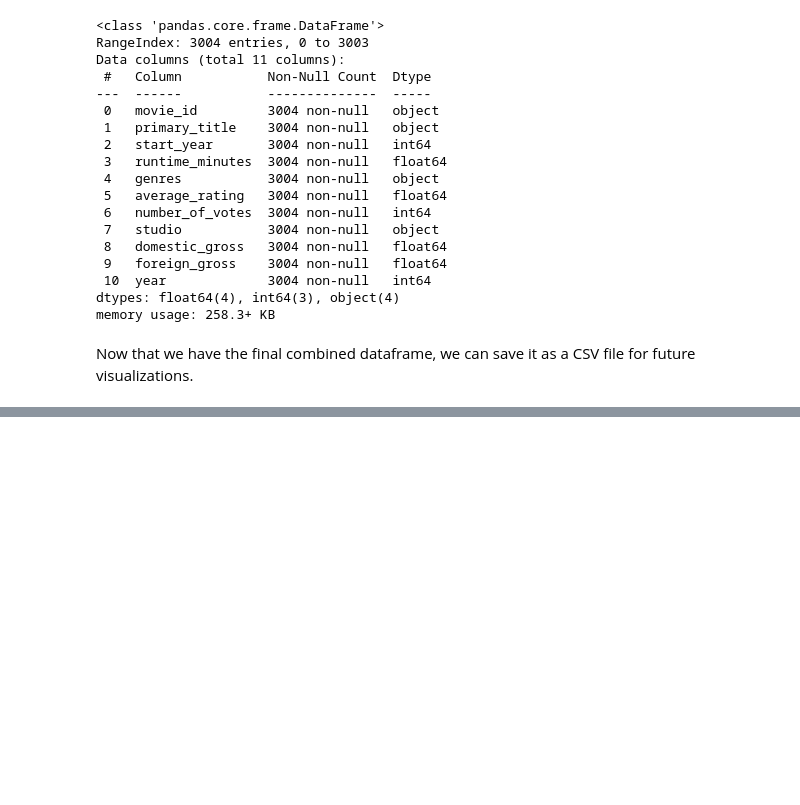
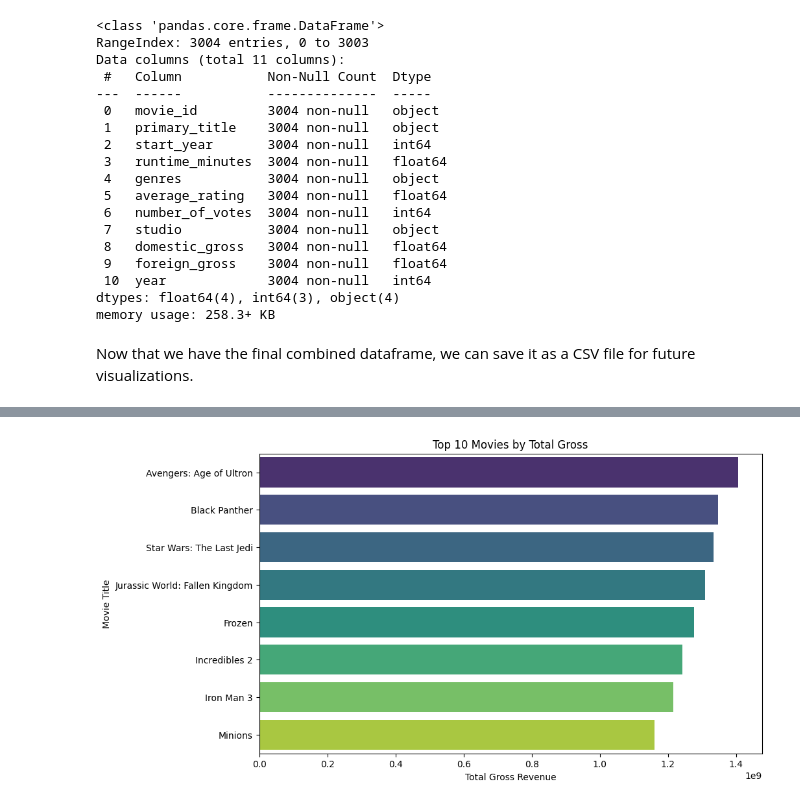
Before and after one commit to Patricknmaina/dsc-phase-2-project, a Jupyter notebook: patrick.ipynb, the cells around one changed output, grey strips where cells are left out. Cells and saved outputs as stored; diff of their text form; code cells hidden in the pictures; blank space fills up the shorter version.

```diff
--- a/patrick.ipynb
+++ b/patrick.ipynb
@@ -707,0 +754,16 @@ final_df.to_csv('data/final_movie_data.csv', index=False)
+# %%
+# plot for top 10 movies by total gross (domestic + foreign)
+plt.figure(figsize=(10, 6))
+
+# calculate total gross
+final_df['total_gross'] = final_df['domestic_gross'] + final_df['foreign_gross']
+top_movies = final_df.sort_values(by='total_gross', ascending=False).head(10)
+
+# plot the top 10 movies
+sns.barplot(data=top_movies, x='total_gross', y='primary_title', palette='viridis', hue='primary_title')
+plt.title('Top 10 Movies by Total Gross')
+plt.xlabel('Total Gross Revenue')
+plt.ylabel('Movie Title')
+plt.show();
+# %% [output]
+[figure, added]
```
Also changed, not shown: parts of 10 cells of this notebook.
